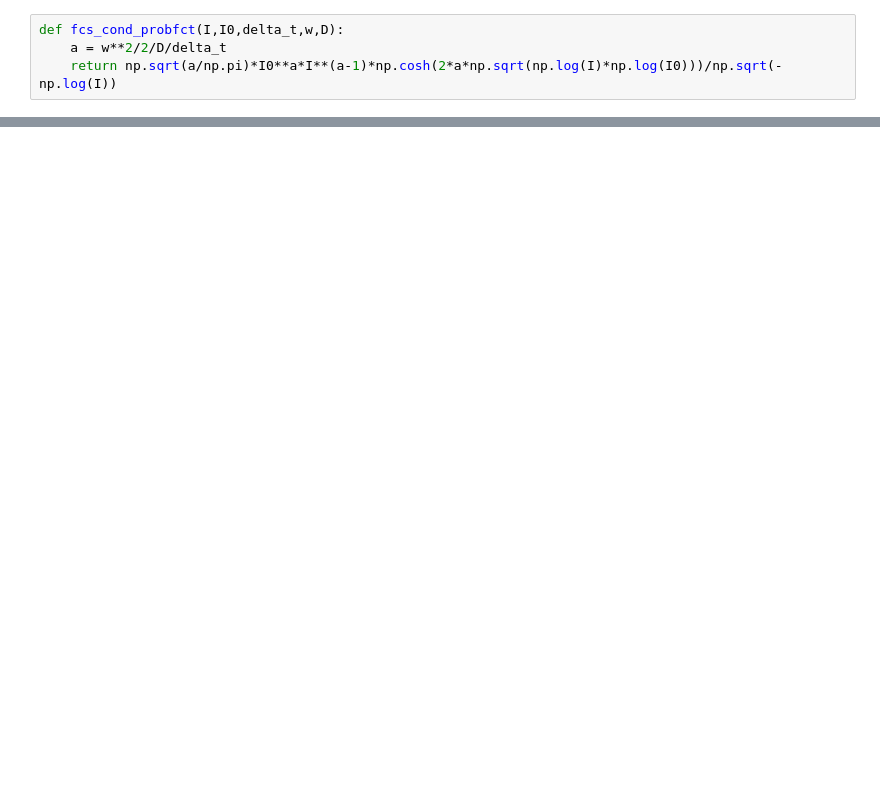
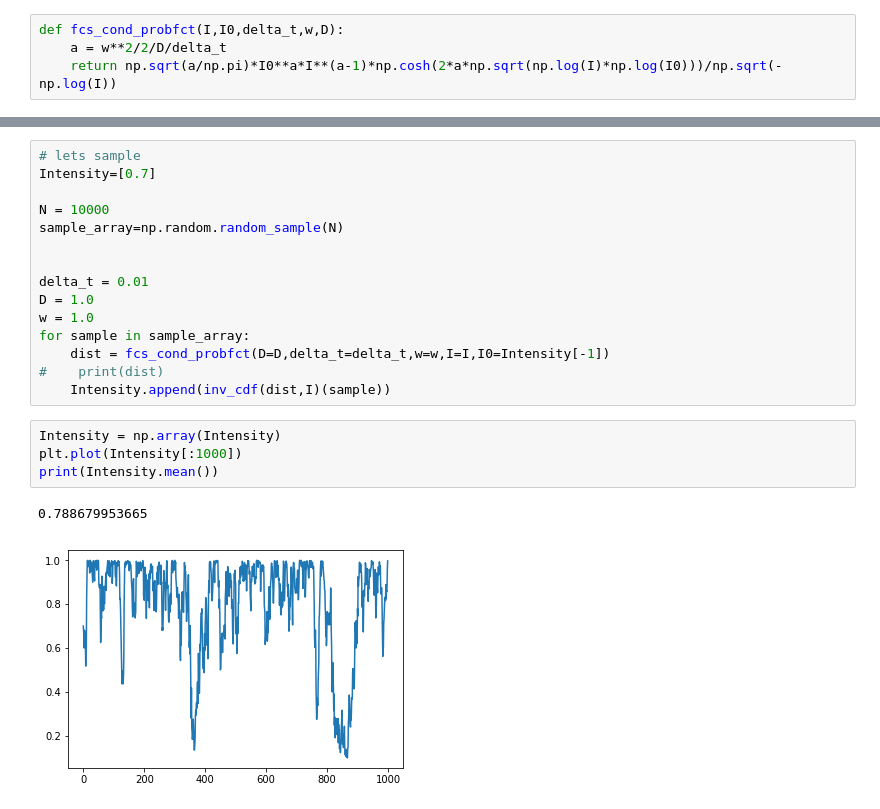
Before and after one commit to hstrey/FCS-simulations, a Jupyter notebook: Conditional Probability FCS.ipynb, the cells around one changed output, grey strips where cells are left out. Drawn from its saved outputs; the diff is of its cells as text; blank space fills up the shorter version.

```diff
--- a/Conditional Probability FCS.ipynb
+++ b/Conditional Probability FCS.ipynb
@@ -23,0 +34,22 @@ plt.legend()
+# %%
+# lets sample
+Intensity=[0.7]
+
+N = 10000
+sample_array=np.random.random_sample(N)
+
+
+delta_t = 0.01
+D = 1.0
+w = 1.0
+for sample in sample_array:
+    dist = fcs_cond_probfct(D=D,delta_t=delta_t,w=w,I=I,I0=Intensity[-1])
+#    print(dist)
+    Intensity.append(inv_cdf(dist,I)(sample))
+# %%
+Intensity = np.array(Intensity)
+plt.plot(Intensity[:1000])
+print(Intensity.mean())
+# %% [output]
+0.788679953665
+[figure, added]
```
Also changed, not shown: parts of 5 cells of this notebook, 1 other file.
